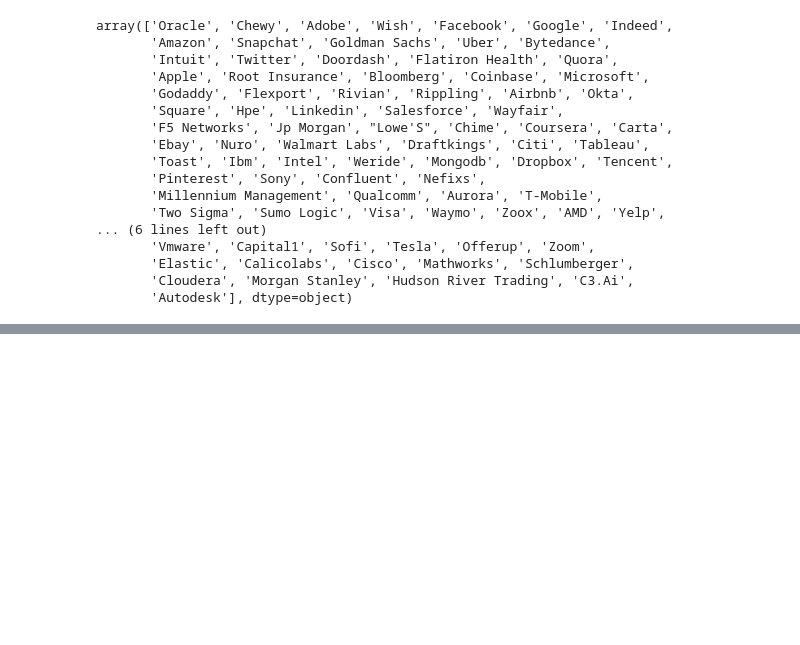
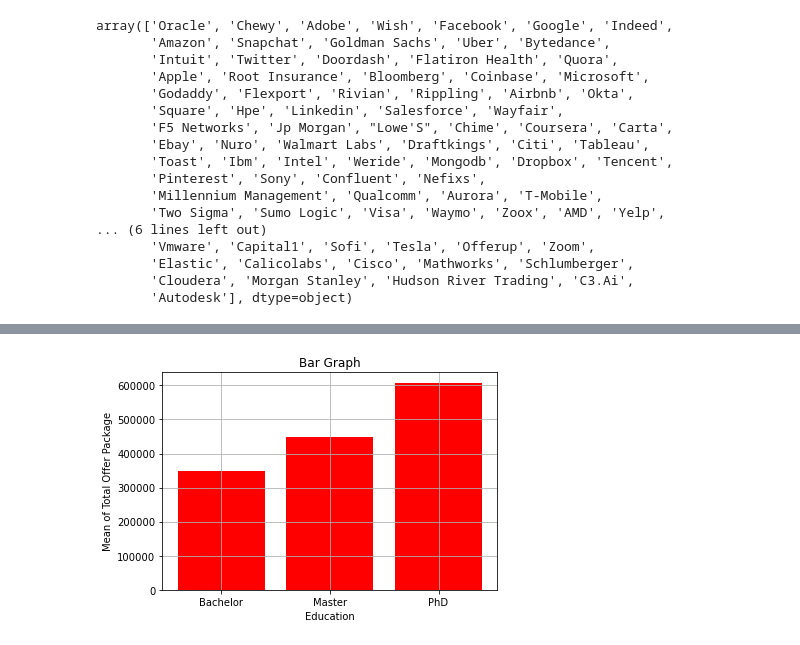
Before and after one commit to dorothyjx/damg-6105-Final-Project, a Jupyter notebook: project_final_ji.ipynb, the cells around one changed output, grey strips where cells are left out. Drawn from its saved outputs; the diff is of its cells as text; code cells hidden in the pictures; blank space fills up the shorter version.

Commit message:
generate a test bar chart of education vs salary

```diff
--- a/project_final_ji.ipynb
+++ b/project_final_ji.ipynb
@@ -216,0 +217,8 @@ array(['MS', 'PHD', 'BS'], dtype=object)
+# %%
+# a currently only first 100 row of the data.
+# catagories of different education background
+a = salaryInfo
+
+ms = a[a['Education']=="MS"]
+phd = a[a['Education'] == 'PHD']
+bs = a[a['Education'] == 'BS']
@@ -216,0 +243,14 @@ array(['MS', 'PHD', 'BS'], dtype=object)
+# %%
+# calculate total package.
+def getPackage(row):
+    package = 0
+    base = row['Base']
+    bonus = row['Bonus']
+    equity = row['Equity']
+    sign = row['Sign-on']
+    package += base + bonus + equity + sign
+    return package
+
+ms["Total"] = ms.apply(getPackage, axis=1)
+bs["Total"] = bs.apply(getPackage, axis=1)
+phd["Total"] = phd.apply(getPackage, axis=1)
@@ -216,0 +273,18 @@ array(['MS', 'PHD', 'BS'], dtype=object)
+# %%
+# calculate means of each education catagory
+ms_tmean = ms['Total'].mean()
+phd_tmean = phd['Total'].mean()
+bs_tmean = bs['Total'].mean()
+# %%
+# Getting bar chart of means of different education backgrounds
+means = [bs_tmean, ms_tmean, phd_tmean]
+educations = ['Bachelor', 'Master', 'PhD']
+fig = plt.figure()
+plt.bar(educations, means, color = 'r')
+plt.title('Bar Graph')
+plt.xlabel('Education')
+plt.ylabel('Mean of Total Offer Package')
+plt.grid()
+fig.savefig('test.png')
+# %% [output]
+[figure, added]
```
Also changed, not shown: parts of 14 cells of this notebook, 1 other file.
